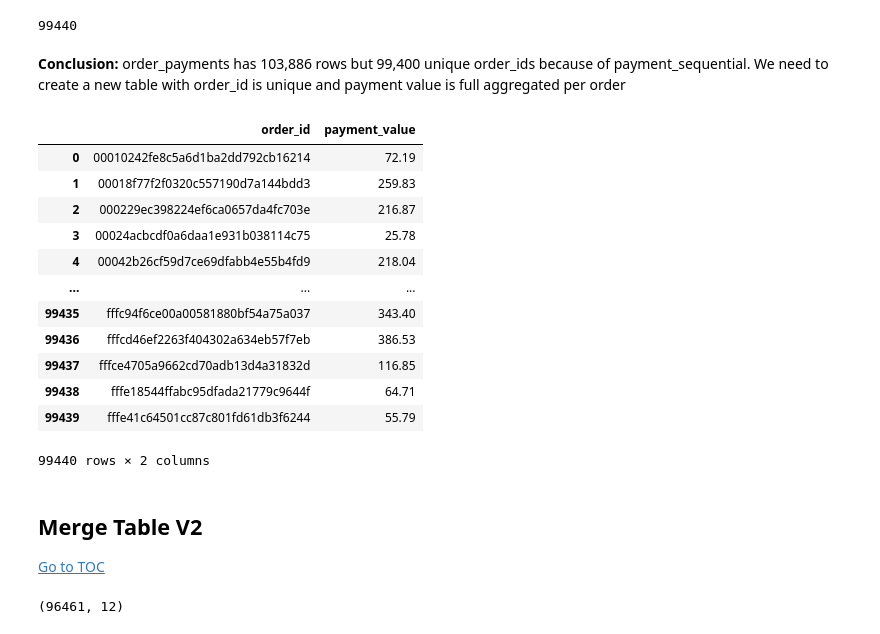
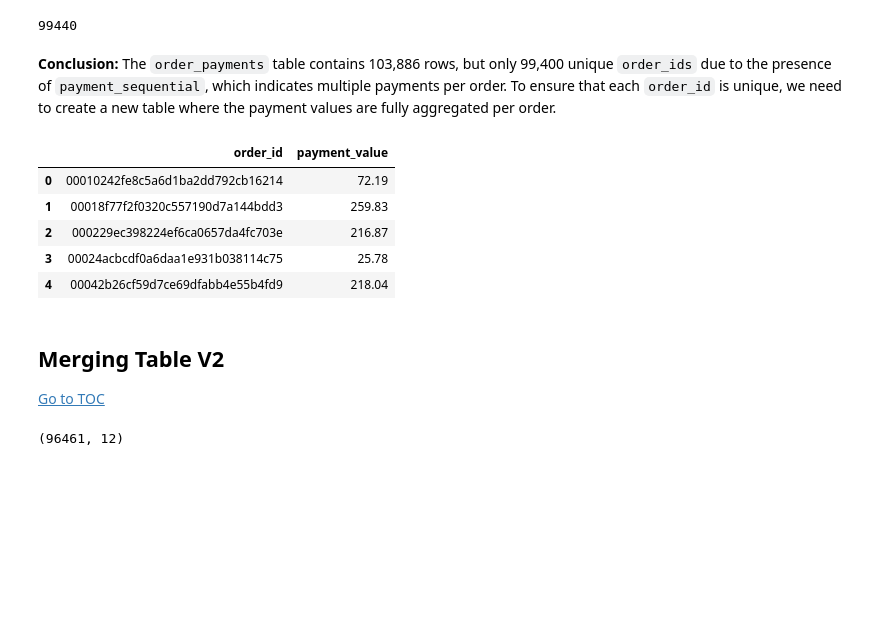
Before and after one commit to AspiringDSer/Olist-RFM-Analysis-Power-BI, a Jupyter notebook: Olist - RFM Analysis.ipynb, the cells around one changed output. Drawn from its saved outputs; the diff is of its cells as text; code cells hidden in the pictures; blank space fills up the shorter version.

```diff
--- a/Olist - RFM Analysis.ipynb
+++ b/Olist - RFM Analysis.ipynb
@@ -136,27 +206,20 @@ order_payments["order_id"].nunique()
 # %% [output]
 99440
 # %% [markdown]
-**Conclusion:** order_payments has 103,886 rows but 99,400 unique order_ids because of payment_sequential. We need to create a new table with order_id is unique and payment value is full aggregated per order
+**Conclusion:** The `order_payments` table contains 103,886 rows, but only 99,400 unique `order_ids` due to the presence of `payment_sequential`, which indicates multiple payments per order. To ensure that each `order_id` is unique, we need to create a new table where the payment values are fully aggregated per order.
 # %%
 agg_order_payments = order_payments.groupby("order_id")["payment_value"].sum().reset_index()
-agg_order_payments
+agg_order_payments.head()
 # %% [output]
 |  | order_id | payment_value |
 | 0 | 00010242fe8c5a6d1ba2dd792cb16214 | 72.19 |
 | 1 | 00018f77f2f0320c557190d7a144bdd3 | 259.83 |
 | 2 | 000229ec398224ef6ca0657da4fc703e | 216.87 |
 | 3 | 00024acbcdf0a6daa1e931b038114c75 | 25.78 |
 | 4 | 00042b26cf59d7ce69dfabb4e55b4fd9 | 218.04 |
-| ... | ... | ... |
-| 99435 | fffc94f6ce00a00581880bf54a75a037 | 343.40 |
-| 99436 | fffcd46ef2263f404302a634eb57f7eb | 386.53 |
-| 99437 | fffce4705a9662cd70adb13d4a31832d | 116.85 |
-| 99438 | fffe18544ffabc95dfada21779c9644f | 64.71 |
-| 99439 | fffe41c64501cc87c801fd61db3f6244 | 55.79 |
-99440 rows × 2 columns
 # %% [markdown]
-<a name='Merge-Table-V2'></a>
-## Merge Table V2
+<a name='Merging-Table-V2'></a>
+## Merging Table V2
 [Go to TOC](#top)
 # %%
 merged_df = pd.merge(customers, orders, on="customer_id", how="inner")
```
Also changed, not shown: parts of 67 cells of this notebook, 9 other files.
